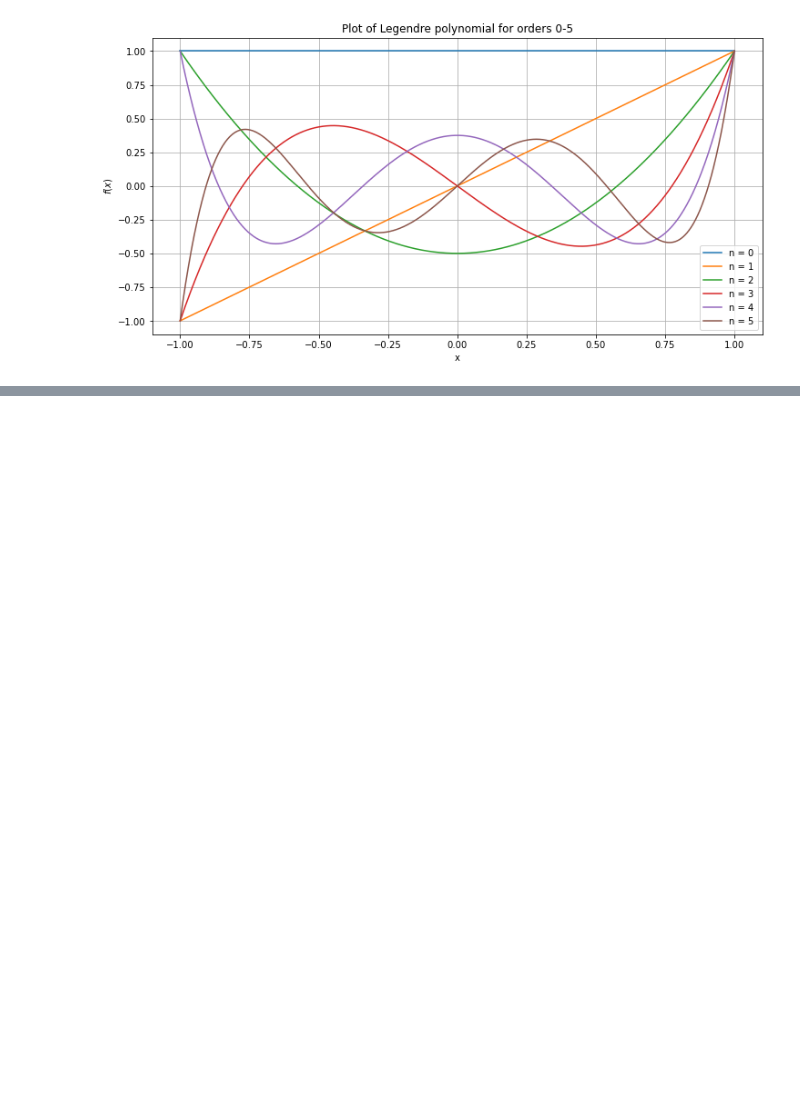
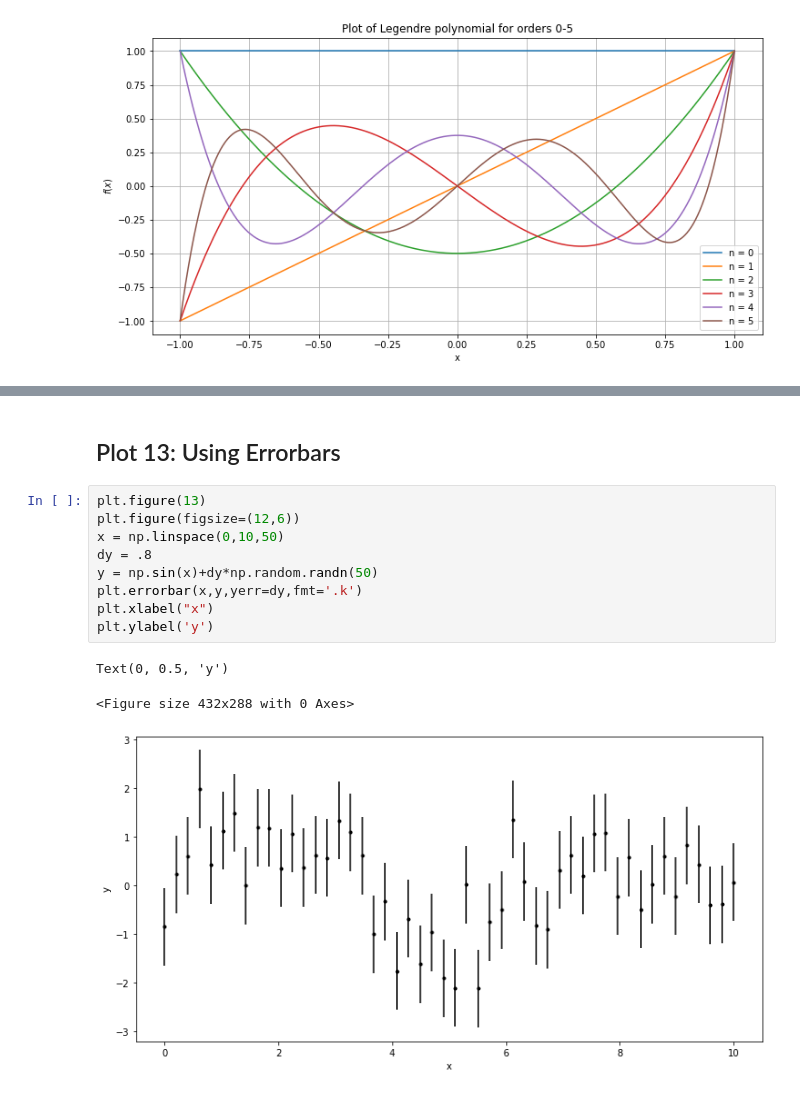
Before and after one commit to Holden1337/Matplotlibplots, a Jupyter notebook: matplotlibplots.ipynb, the cells around one changed output, grey strips where cells are left out. Drawn from its saved outputs; the diff is of its cells as text; blank space fills up the shorter version.

```diff
--- a/matplotlibplots.ipynb
+++ b/matplotlibplots.ipynb
@@ -205,0 +275,15 @@ plt.grid(True)
+# %% [markdown]
+## Plot 13: Using Errorbars
+# %%
+plt.figure(13)
+plt.figure(figsize=(12,6))
+x = np.linspace(0,10,50)
+dy = .8
+y = np.sin(x)+dy*np.random.randn(50)
+plt.errorbar(x,y,yerr=dy,fmt='.k')
+plt.xlabel("x")
+plt.ylabel('y')
+# %% [output]
+Text(0, 0.5, 'y')
+<Figure size 432x288 with 0 Axes>
+[figure, added]
```
Also changed, not shown: parts of 10 cells of this notebook.
